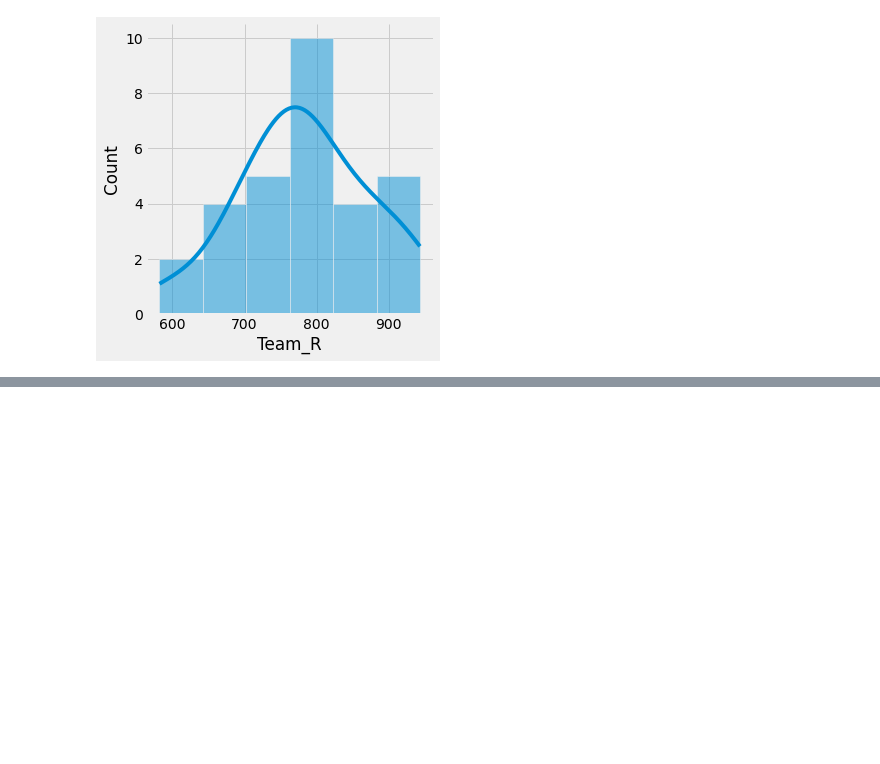
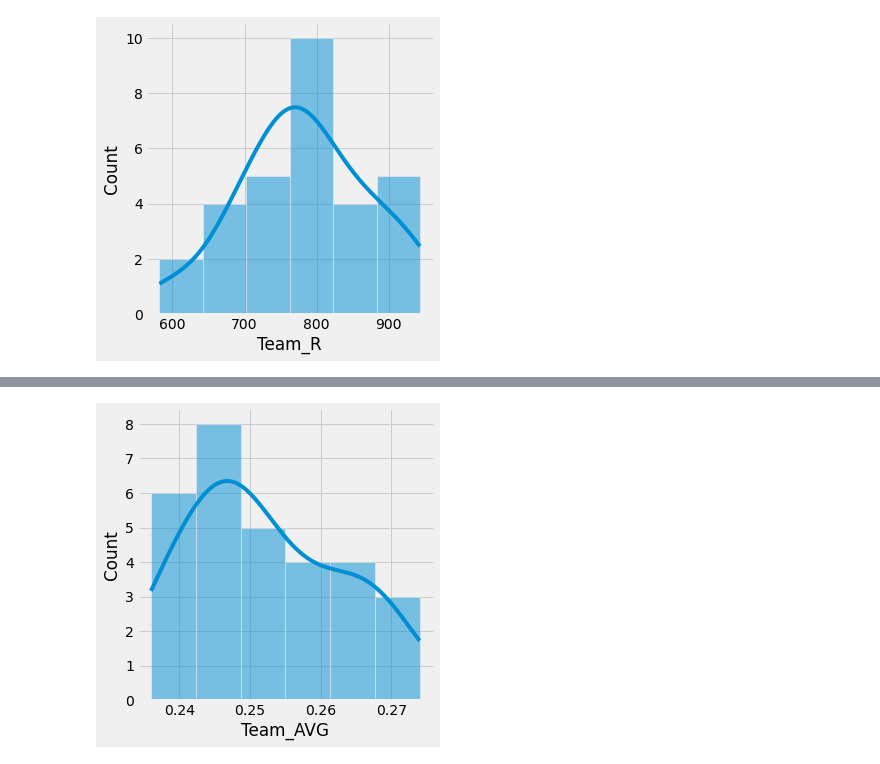
Before and after one commit to jmg0144/mlb-analysis, a Jupyter notebook: MLB-Analysis.ipynb, the cells around one changed output, grey strips where cells are left out. Saved outputs shown, nothing was run; the diff lists cells and outputs as text; code cells hidden in the pictures; blank space fills up the shorter version.

```diff
--- a/MLB-Analysis.ipynb
+++ b/MLB-Analysis.ipynb
@@ -122,0 +135,4 @@ sns.displot(x=df_2['Team_H'],kind='hist',kde=True);
+# %%
+plot_dist('Team_AVG')
+# %% [output]
+[figure, added]
```
Also changed, not shown: parts of 9 cells of this notebook.
